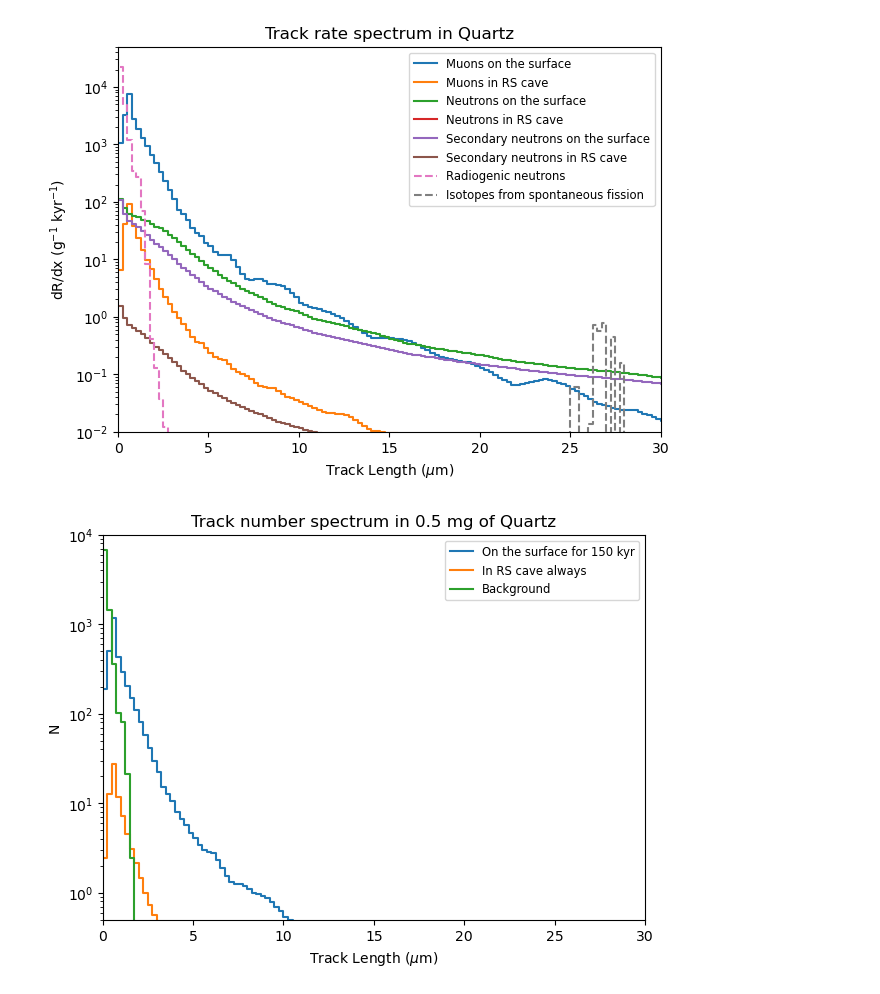
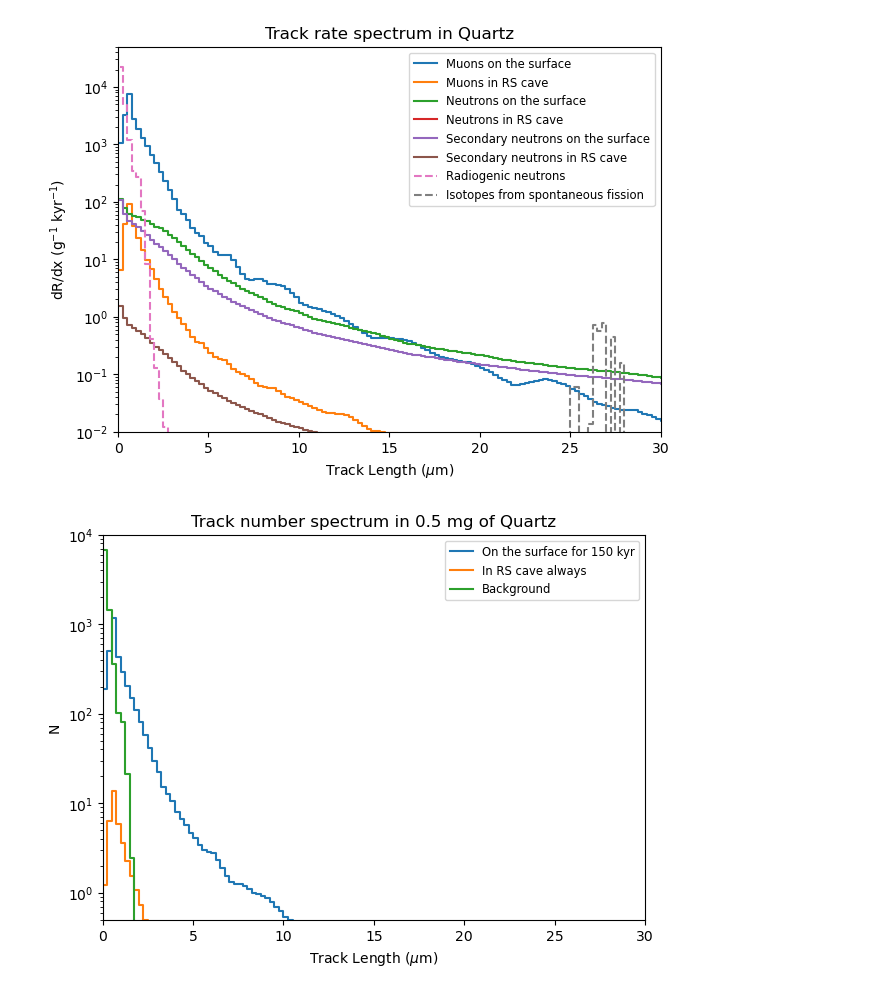
Before and after one commit to cgalelli/PrimusCode, a Jupyter notebook: RSC_analysis.ipynb, the cells around one changed output. Drawn from its saved outputs; the diff is of its cells as text; code cells hidden in the pictures.

```diff
--- a/RSC_analysis.ipynb
+++ b/RSC_analysis.ipynb
@@ -195,24 +178,27 @@ plt.savefig("Plots/RSC_drdx.png", dpi=500)
 plt.show()
 # %% [output]
 [figure]
+# %%
+up = (tracks_up+neutron_tracks_up+neutron_s_tracks_up)*1e-3*1.5e2 + (tracks_down+neutron_s_tracks_down)*1e-3*1.5e2
+down = (tracks_down+neutron_tracks_down+neutron_s_tracks_down)*1e-3*1.5e2
+radiogenic = (radiogenic_n_tracks+tracks_fission)*1e-3*3e2
 # %%
 fig, ax = plt.subplots(figsize=[7, 5])
 
-ax.step(x_mids/1000., (tracks_up+neutron_tracks_up+neutron_s_tracks_up)*1e-3*1.5e2 + (tracks_down+neutron_s_tracks_down)*1e-3*1.5e2, label='On the surface for 150 kyr', where='mid')
-ax.step(x_mids/1000., (tracks_down+neutron_s_tracks_down)*1e-3*3e2, label='In RS cave always', where='mid')
-
-ax.step(x_mids/1000., (radiogenic_n_tracks+tracks_fission)*1e-3*3e2, label='Background', where='mid')
+ax.step(x_mids/1000., up, label='On the surface for 150 kyr', where='mid')
+ax.step(x_mids/1000., down, label='In RS cave always', where='mid')
+ax.step(x_mids/1000., radiogenic, label='Background', where='mid')
 
 ax.set_yscale("log")
 #ax.set_xscale("log")
 ax.set_xlabel(r"Track Length ($\mu$m)")
 ax.set_ylabel(r"N")
 ax.set_title(f"Track number spectrum in 0.5 mg of {mineral_name}")
 ax.set_ylim(0.5, 1e4)
 ax.set_xlim(0., 30.)
 ax.legend(fontsize='small', loc='upper right')
 plt.savefig("Plots/RSC_example.png", dpi=500)
 plt.show()
 # %% [output]
-[figure, old version]
+[figure, new version]
 # %%
```
Also changed, not shown: parts of 11 cells of this notebook, 3 other files.
